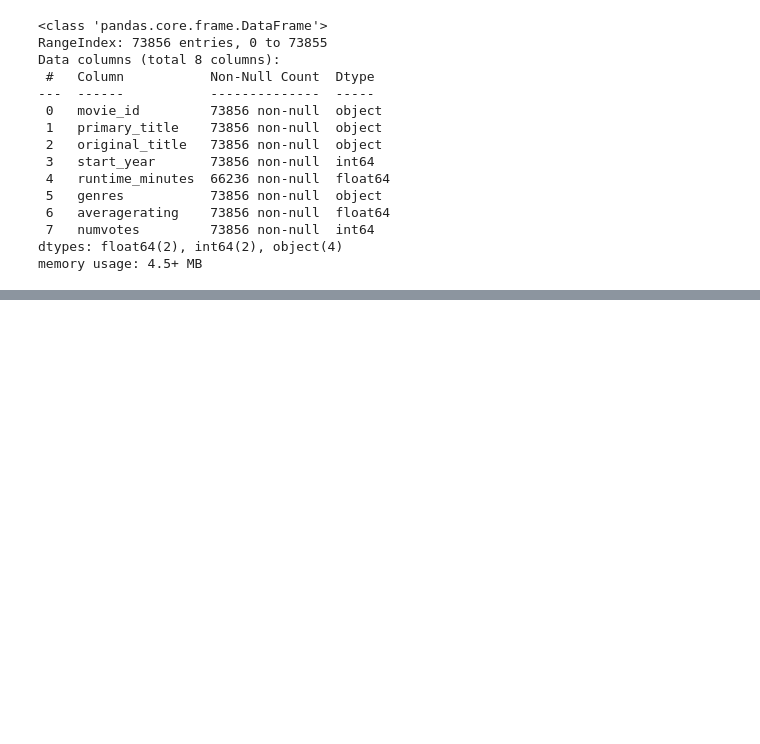
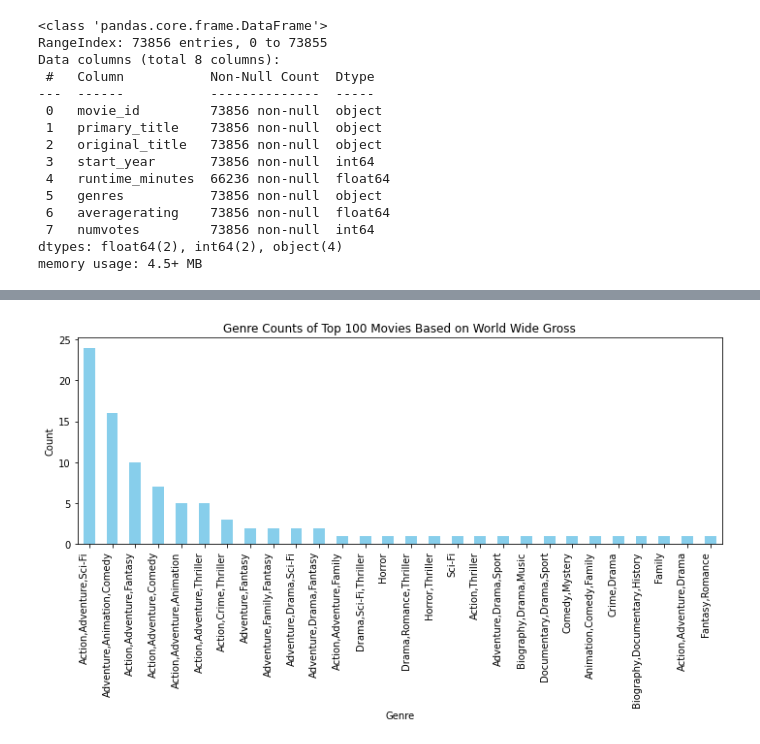
Before and after one commit to AmaniWanene/Project1-Microsoft-EDA, a Jupyter notebook: student.ipynb, the cells around one changed output, grey strips where cells are left out. Saved outputs shown, nothing was run; the diff lists cells and outputs as text; code cells hidden in the pictures; blank space fills up the shorter version.

```diff
--- a/student.ipynb
+++ b/student.ipynb
@@ -490,0 +619,12 @@ memory usage: 4.5+ MB
+# %%
+
+
+# Merge the two dataframes based on the movie titles
+merged_df = pd.merge(bom_df_sorted.head(100), imdb_df, left_on='title', right_on='primary_title', how='inner')
+
+# Extract the genres column from the merged dataframe
+top_100_genres = merged_df['genres']
+
+# Display the count of each genre
+genre_counts = top_100_genres.value_counts()
+print(genre_counts)
@@ -490,0 +649,11 @@ memory usage: 4.5+ MB
+# %%
+plt.figure(figsize=(10, 6))
+genre_counts.plot(kind='bar', color='skyblue')
+plt.title('Genre Counts of Top 100 Movies Based on World Wide Gross')
+plt.xlabel('Genre')
+plt.ylabel('Count')
+plt.xticks(rotation=90, ha='right')
+plt.tight_layout()
+plt.show()
+# %% [output]
+[figure, added]
```
Also changed, not shown: parts of 32 cells of this notebook.
